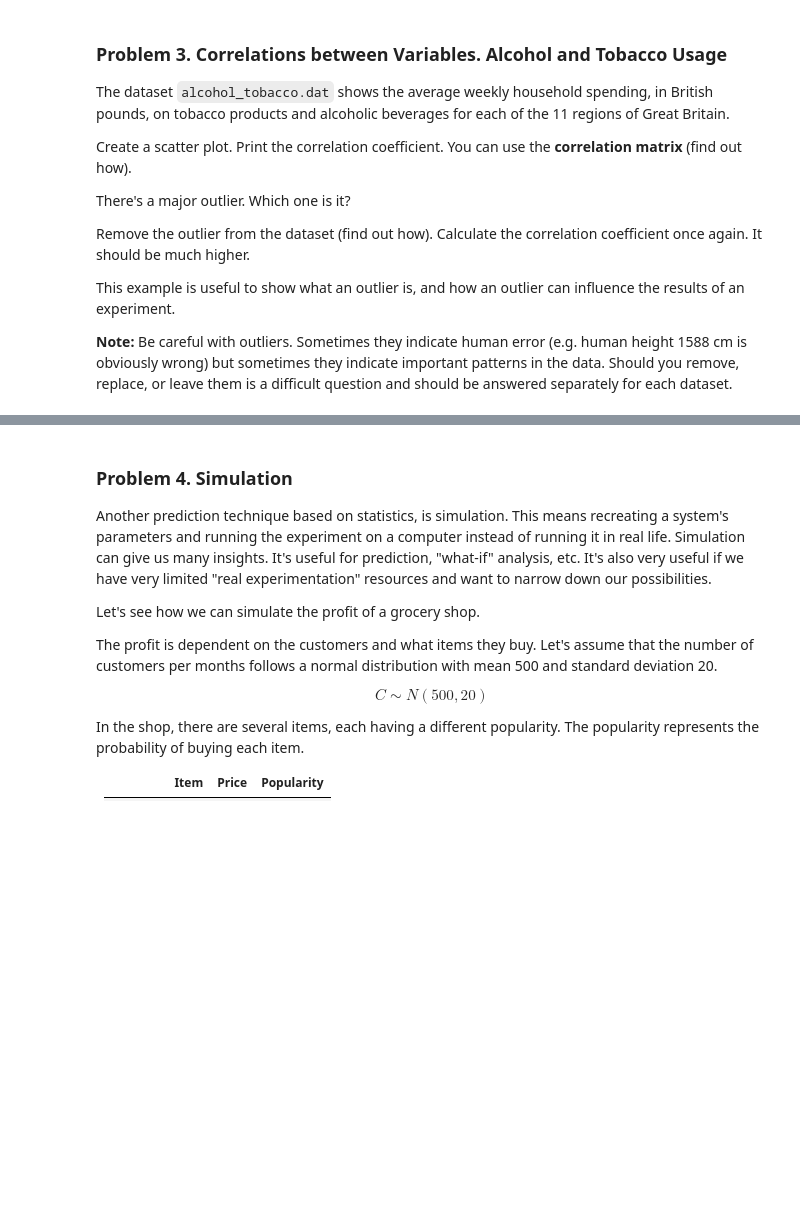
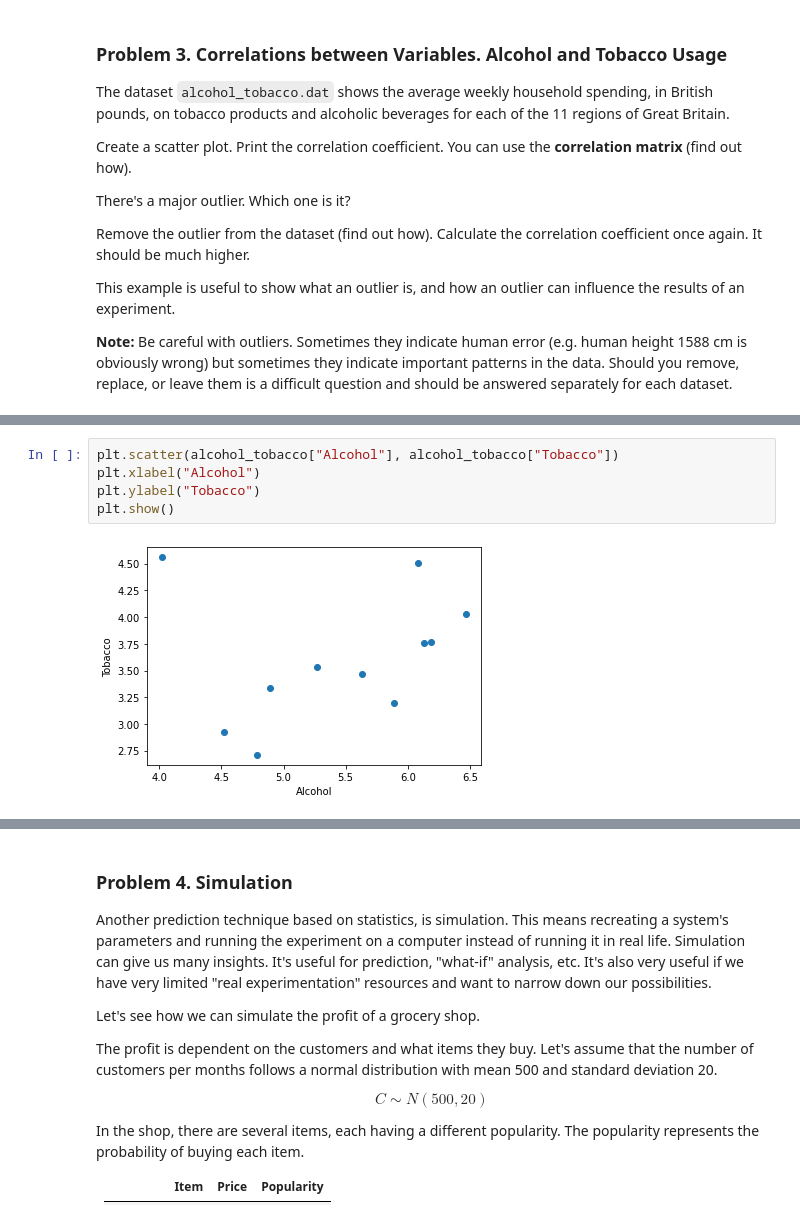
Before and after one commit to aleksoft1/math-concepts-for-developers-march-2022, a Jupyter notebook: 12. Statistics-Exercise/Statistics Exercise.ipynb, the cells around one changed output, grey strips where cells are left out. Cells and saved outputs as stored; diff of their text form; blank space fills up the shorter version.

```diff
--- a/12. Statistics-Exercise/Statistics Exercise.ipynb
+++ b/12. Statistics-Exercise/Statistics Exercise.ipynb
@@ -191,0 +217,7 @@ This example is useful to show what an outlier is, and how an outlier can influe
+# %%
+plt.scatter(alcohol_tobacco["Alcohol"], alcohol_tobacco["Tobacco"])
+plt.xlabel("Alcohol")
+plt.ylabel("Tobacco")
+plt.show()
+# %% [output]
+[figure, added]
```
Also changed, not shown: parts of 9 cells of this notebook.
